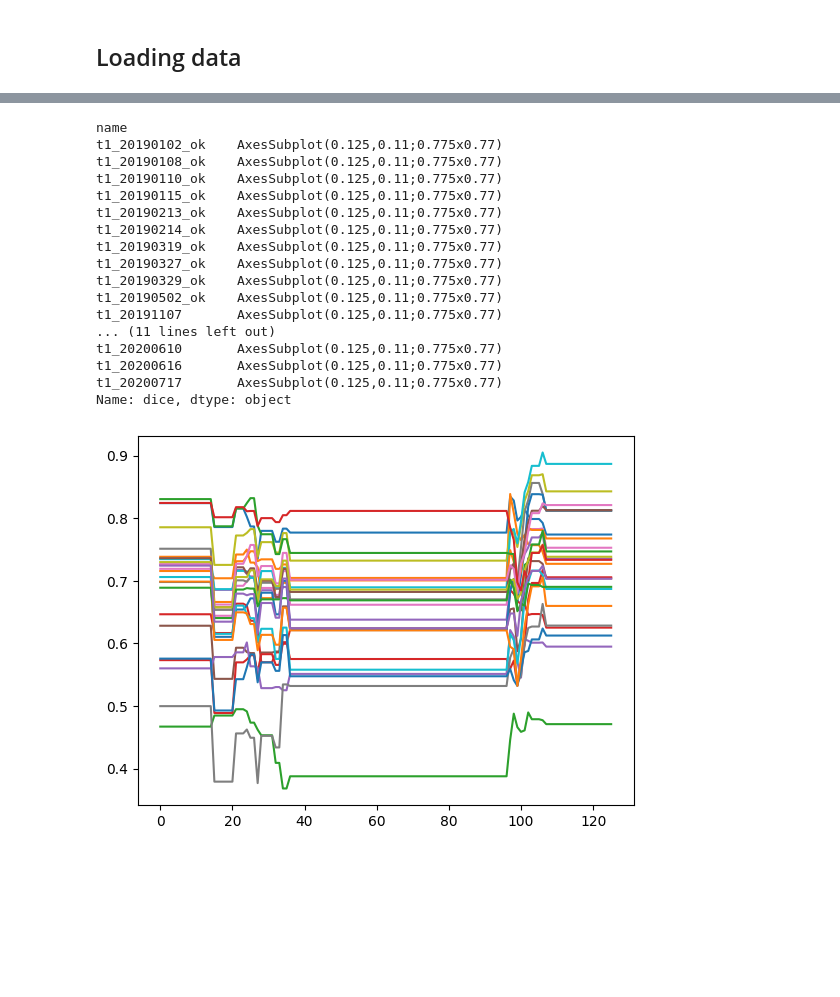
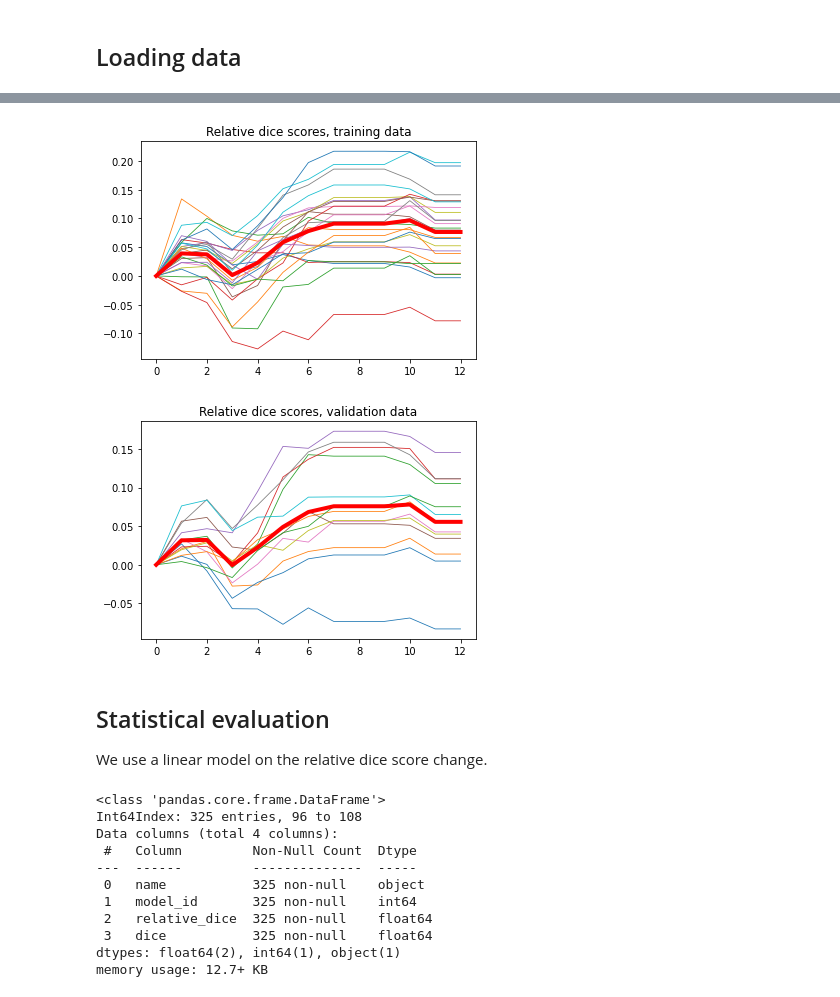
Before and after one commit to dafne-imaging/dafne-evaluation, a Jupyter notebook: dafne_figures.ipynb, the cells around one changed output, grey strips where cells are left out. Drawn from its saved outputs; the diff is of its cells as text; code cells hidden in the pictures; blank space fills up the shorter version.

```diff
--- a/dafne_figures.ipynb
+++ b/dafne_figures.ipynb
@@ -113,6 +128,11 @@ plt.plot(dice_scores_notime, '.')
 # %%
 import os, glob, csv
 import pandas as pd
+
+#this is the model right before the validation training
+training_beginning_model = 1635419523
+training_end_model = 1636967897
+
 
 def load_data_subdirs(base_path):
     subdirs = os.listdir(base_path)
@@ -126,6 +146,8 @@ def load_data_subdirs(base_path):
         data_frame = pd.read_csv(txt_file, names=['model_id', 'dice'])
         #data_frame = data_frame.assign(name=d)
         data_frame.insert(0, 'name', d, True)
+        #print(data_frame['dice'] - data_frame[data_frame['model_id'] >= training_beginning_model].iloc[0]['dice'])
+        data_frame.insert(2, 'relative_dice', data_frame['dice'] - data_frame[data_frame['model_id'] >= training_beginning_model].iloc[0]['dice'])
         data_list.append(data_frame)
     data_out = pd.concat(data_list)
     return data_out
@@ -133,6 +155,22 @@ def load_data_subdirs(base_path):
 
 dice_scores_training = load_data_subdirs('validation_results/validation_training')
 dice_scores_final_validation = load_data_subdirs('validation_results/final_validation')
+dice_scores_training = dice_scores_training[training_beginning_model <= dice_scores_training['model_id']]
+dice_scores_training = dice_scores_training[dice_scores_training['model_id'] <= training_end_model]
+dice_scores_final_validation = dice_scores_final_validation[training_beginning_model <= dice_scores_final_validation['model_id']]
+dice_scores_final_validation = dice_scores_final_validation[dice_scores_final_validation['model_id']  <= training_end_model]
 # %%
 import matplotlib.pyplot as plt
-dice_scores_training.groupby('name')['dice'].plot()
+
+def groupby_to_numpy(pd_groupby):
+    data_list = []
+    for name, group in pd_groupby:
+        data_list.append(np.array(group))
+    return np.stack(data_list).T
+
+def plot_data(data_frame):
+    relative_dice_data = data_frame.groupby('name')['relative_dice']
+    relative_dice_data = groupby_to_numpy(relative_dice_data)
+    relative_dice_mean = np.array(data_frame.groupby('model_id').mean()['relative_dice'])
+    plt.plot(relative_dice_data, linewidth=0.8)
+    plt.plot(relative_dice_mean, 'r', linewidth=4)
@@ -158,21 +177,29 @@ Name: dice, dtype: object
 # %%
-dice_scores_training.groupby('name')['dice'].plot()
+plot_data(dice_scores_training)
+plt.title('Relative dice scores, training data')
+plt.savefig('relative_dice_training.svg')
 # %% [output]
-name
-t1_20190102_ok    AxesSubplot(0.125,0.11;0.775x0.77)
-t1_20190108_ok    AxesSubplot(0.125,0.11;0.775x0.77)
-t1_20190110_ok    AxesSubplot(0.125,0.11;0.775x0.77)
-t1_20190115_ok    AxesSubplot(0.125,0.11;0.775x0.77)
-t1_20190213_ok    AxesSubplot(0.125,0.11;0.775x0.77)
-t1_20190214_ok    AxesSubplot(0.125,0.11;0.775x0.77)
-t1_20190319_ok    AxesSubplot(0.125,0.11;0.775x0.77)
-t1_20190327_ok    AxesSubplot(0.125,0.11;0.775x0.77)
-t1_20190329_ok    AxesSubplot(0.125,0.11;0.775x0.77)
-t1_20190502_ok    AxesSubplot(0.125,0.11;0.775x0.77)
-t1_20191107       AxesSubplot(0.125,0.11;0.775x0.77)
-... (11 lines left out)
-t1_20200610       AxesSubplot(0.125,0.11;0.775x0.77)
-t1_20200616       AxesSubplot(0.125,0.11;0.775x0.77)
-t1_20200717       AxesSubplot(0.125,0.11;0.775x0.77)
-Name: dice, dtype: object
-[figure, old version]
+[figure, new version]
+# %%
+plot_data(dice_scores_final_validation)
+plt.title('Relative dice scores, validation data')
+plt.savefig('relative_dice_validation.svg')
+# %% [output]
+[figure, added]
+# %% [markdown]
+## Statistical evaluation
+We use a linear model on the relative dice score change.
+# %%
+dice_scores_training.info()
+# %% [output]
+<class 'pandas.core.frame.DataFrame'>
+Int64Index: 325 entries, 96 to 108
+Data columns (total 4 columns):
+ #   Column         Non-Null Count  Dtype
+---  ------         --------------  -----
+ 0   name           325 non-null    object
+ 1   model_id       325 non-null    int64
+ 2   relative_dice  325 non-null    float64
+ 3   dice           325 non-null    float64
+dtypes: float64(2), int64(1), object(1)
+memory usage: 12.7+ KB
```
Also changed, not shown: parts of 7 cells of this notebook.
